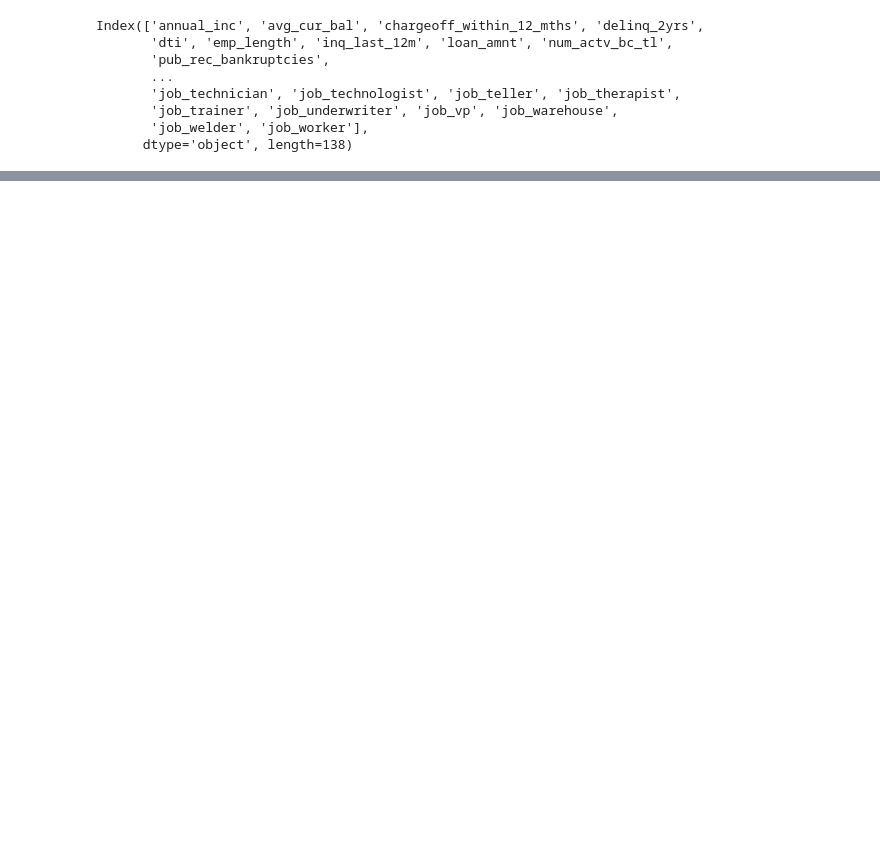
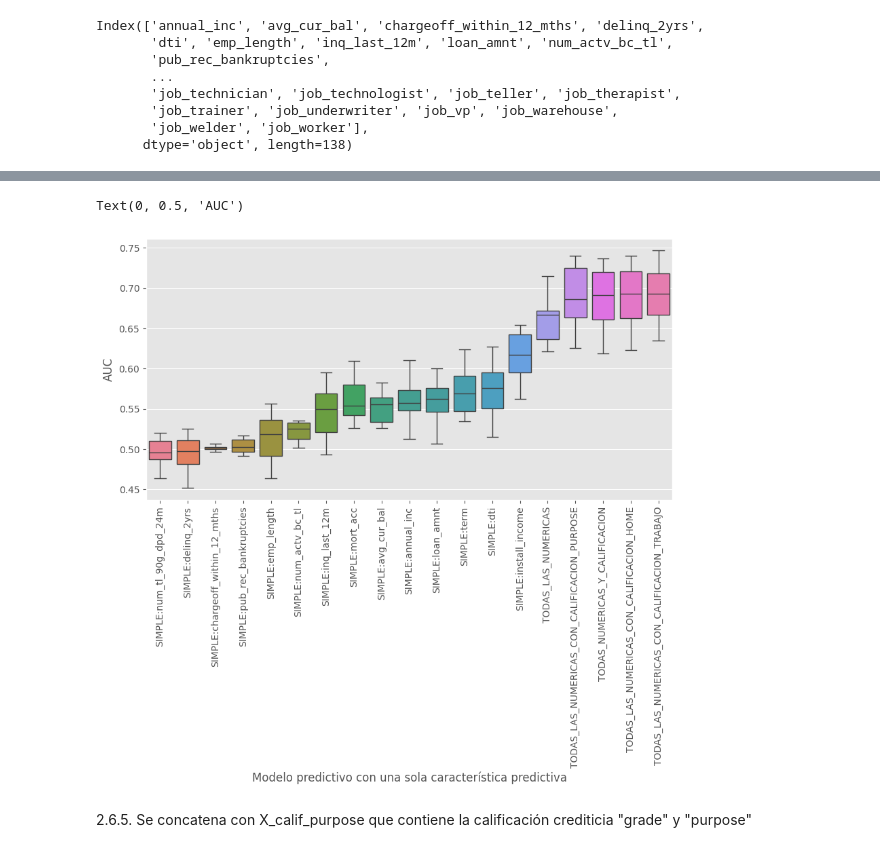
Before and after one commit to JosueMonte/Credit-Risk, a Jupyter notebook: probability_default.ipynb, the cells around one changed output, grey strips where cells are left out. Saved outputs shown, nothing was run; the diff lists cells and outputs as text; code cells hidden in the pictures; blank space fills up the shorter version.

```diff
--- a/probability_default.ipynb
+++ b/probability_default.ipynb
@@ -636,0 +694,3 @@ Text(0, 0.5, 'AUC')
+# %%
+X_calif_home = pd.concat([X_calif, home_ownership_categ],axis=1)
+X_calif_home.head()
@@ -636,0 +705,13 @@ Text(0, 0.5, 'AUC')
+# %%
+auc_lista = cross_validation_AUC(X_calif_home, y_completo)
+modelos_desempeno["TODAS_LAS_NUMERICAS_CON_CALIFICACION_HOME"] = auc_lista
+# %%
+plt.figure(figsize= (10,5))
+dibujar_boxplot_ordenado(modelos_desempeno)
+plt.xlabel("Modelo predictivo con una sola característica predictiva")
+plt.ylabel("AUC")
+# %% [output]
+Text(0, 0.5, 'AUC')
+[figure, added]
+# %% [markdown]
+2.6.5. Se concatena con X_calif_purpose que contiene la calificación crediticia "grade" y "purpose"
```
Also changed, not shown: parts of 43 cells of this notebook.
